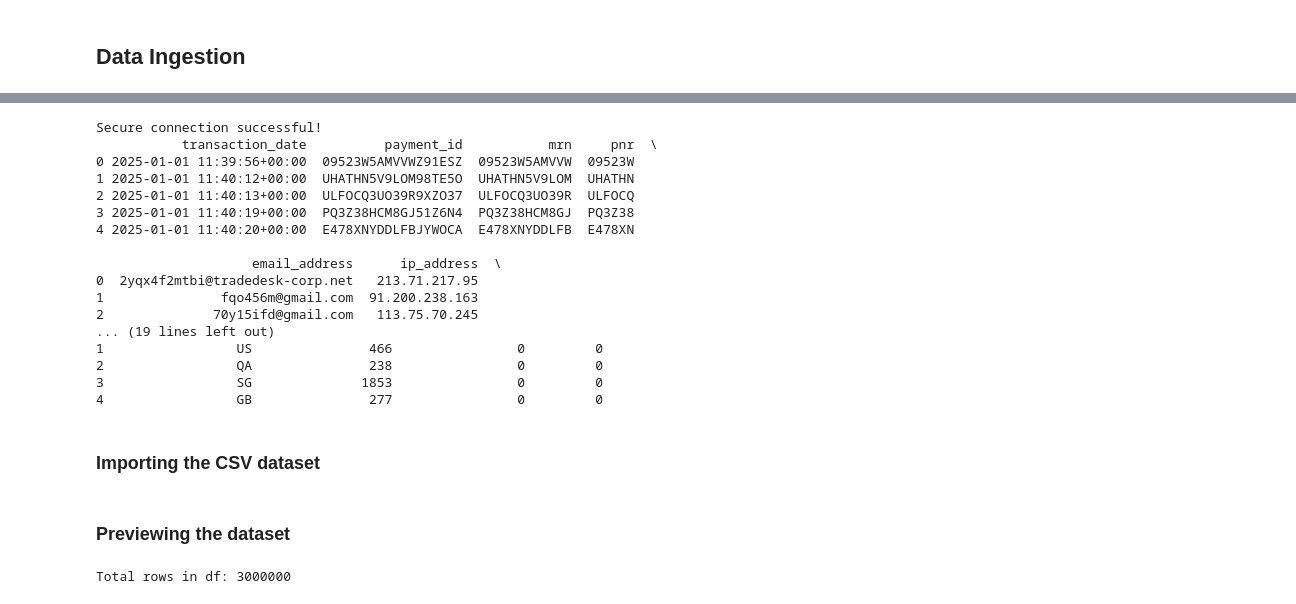
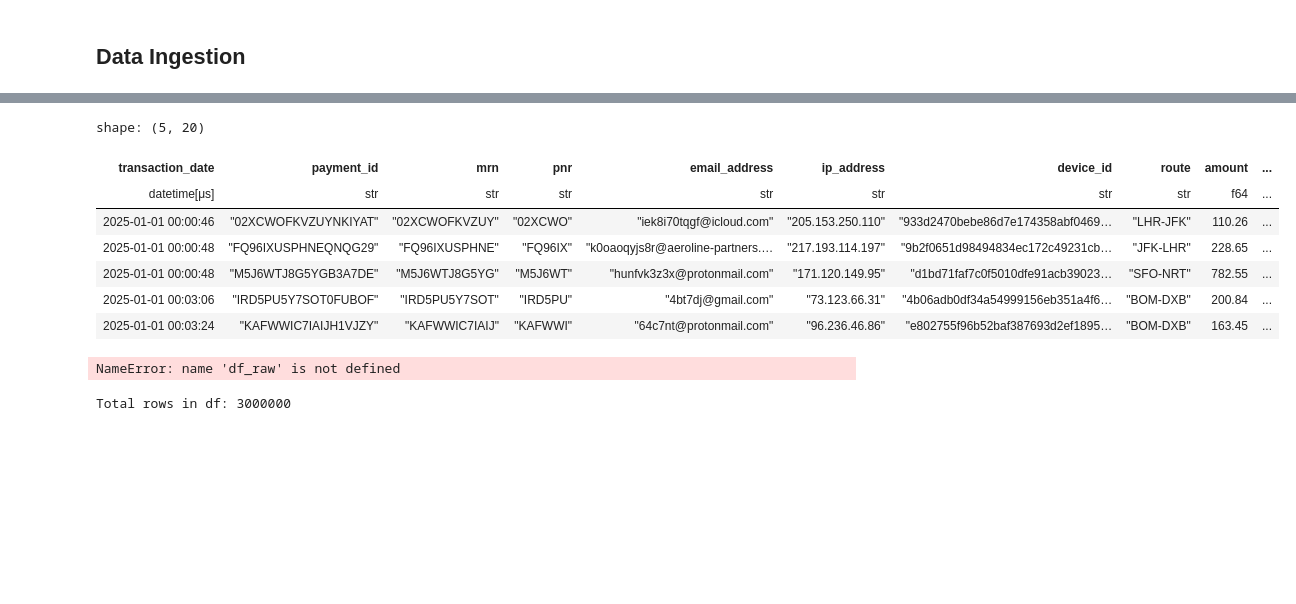
Before and after one commit to 0xsquawk/airline-fraud-radar, a Jupyter notebook: eda_modelling.ipynb, the cells around one changed output, grey strips where cells are left out. Drawn from its saved outputs; the diff is of its cells as text; code cells hidden in the pictures; blank space fills up the shorter version.

Commit message:
Update I/O, connection to duckdb/motherduck warehourse

```diff
--- a/eda_modelling.ipynb
+++ b/eda_modelling.ipynb
@@ -48,60 +43,33 @@ warnings.filterwarnings('ignore')
 
 # Seaborn professional style
 sns.set_style("whitegrid")
-# %%
-# 1. Load the environment variables from the .env file
-load_dotenv()
-
-# 2. Retrieve the credentials securely
-USER = os.getenv("SUPABASE_USER")
-PASSWORD = os.getenv("SUPABASE_PASSWORD")
-HOST = os.getenv("SUPABASE_HOST")
-PORT = os.getenv("SUPABASE_PORT")
-DB_NAME = os.getenv("SUPABASE_DB_NAME")
-
-# 3. URL-encode the password to safely handle the '@' symbol
-safe_password = urllib.parse.quote_plus(PASSWORD)
-
-# 4. Construct the connection string securely
-DB_URI = f"postgresql://{USER}:{safe_password}@{HOST}:{PORT}/{DB_NAME}"
-
-try:
-    engine = create_engine(DB_URI)
-
-    # Update with your actual table name
-    query = "SELECT * FROM airline_fraud_data;"
-
-    df_raw = pd.read_sql(query, con=engine)
-    print("Secure connection successful!")
-    print(df.head())
-
-except Exception as e:
-    print(f"An error occurred: {e}")
-# %% [output]
-Secure connection successful!
-           transaction_date          payment_id           mrn     pnr  \
-0 2025-01-01 11:39:56+00:00  09523W5AMVVWZ91ESZ  09523W5AMVVW  09523W
-1 2025-01-01 11:40:12+00:00  UHATHN5V9LOM98TE5O  UHATHN5V9LOM  UHATHN
-2 2025-01-01 11:40:13+00:00  ULFOCQ3UO39R9XZO37  ULFOCQ3UO39R  ULFOCQ
-3 2025-01-01 11:40:19+00:00  PQ3Z38HCM8GJ51Z6N4  PQ3Z38HCM8GJ  PQ3Z38
-4 2025-01-01 11:40:20+00:00  E478XNYDDLFBJYWOCA  E478XNYDDLFB  E478XN
-
-                    email_address      ip_address  \
-0  2yqx4f2mtbi@tradedesk-corp.net   213.71.217.95
-1               fqo456m@gmail.com  91.200.238.163
-2              70y15ifd@gmail.com   113.75.70.245
-... (19 lines left out)
-1                 US               466                0         0
-2                 QA               238                0         0
-3                 SG              1853                0         0
-4                 GB               277                0         0
-# %% [markdown]
-### Importing the CSV dataset
-# %% [markdown]
-### Previewing the dataset
+# %%
+# Importing the CSV dataset
+load_dotenv()
+
+mo_token = os.getenv("motherduck_token")
+
+con = duckdb.connect(f"md:my_db?token={mo_token}")
+
+# Query your cloud data instantly without timeouts
+df_raw = con.sql("SELECT * FROM airline_fraud_data").pl()
+# %%
+# Previewing the dataset
+df_raw.head()
+# %% [output]
+shape: (5, 20)
+| transaction_date | payment_id | mrn | pnr | email_address | ip_address | device_id | route | amount | ... |
+| datetime[μs] | str | str | str | str | str | str | str | f64 | ... |
+| 2025-01-01 00:00:46 | "02XCWOFKVZUYNKIYAT" | "02XCWOFKVZUY" | "02XCWO" | "iek8i70tqgf@icloud.com" | "205.153.250.110" | "933d2470bebe86d7e174358abf0469… | "LHR-JFK" | 110.26 | ... |
+| 2025-01-01 00:00:48 | "FQ96IXUSPHNEQNQG29" | "FQ96IXUSPHNE" | "FQ96IX" | "k0oaoqyjs8r@aeroline-partners.… | "217.193.114.197" | "9b2f0651d98494834ec172c49231cb… | "JFK-LHR" | 228.65 | ... |
+| 2025-01-01 00:00:48 | "M5J6WTJ8G5YGB3A7DE" | "M5J6WTJ8G5YG" | "M5J6WT" | "hunfvk3z3x@protonmail.com" | "171.120.149.95" | "d1bd71faf7c0f5010dfe91acb39023… | "SFO-NRT" | 782.55 | ... |
+| 2025-01-01 00:03:06 | "IRD5PU5Y7SOT0FUBOF" | "IRD5PU5Y7SOT" | "IRD5PU" | "4bt7dj@gmail.com" | "73.123.66.31" | "4b06adb0df34a54999156eb351a4f6… | "BOM-DXB" | 200.84 | ... |
+| 2025-01-01 00:03:24 | "KAFWWIC7IAIJH1VJZY" | "KAFWWIC7IAIJ" | "KAFWWI" | "64c7nt@protonmail.com" | "96.236.46.86" | "e802755f96b52baf387693d2ef1895… | "BOM-DXB" | 163.45 | ... |
 # %%
 # Making a copy of the original raw dataset
 df = df_raw.copy()
+# %% [output]
+NameError: name 'df_raw' is not defined
 # %%
 
 print(f"Total rows in df: {len(df)}")
```
Also changed, not shown: parts of 2 cells of this notebook.
